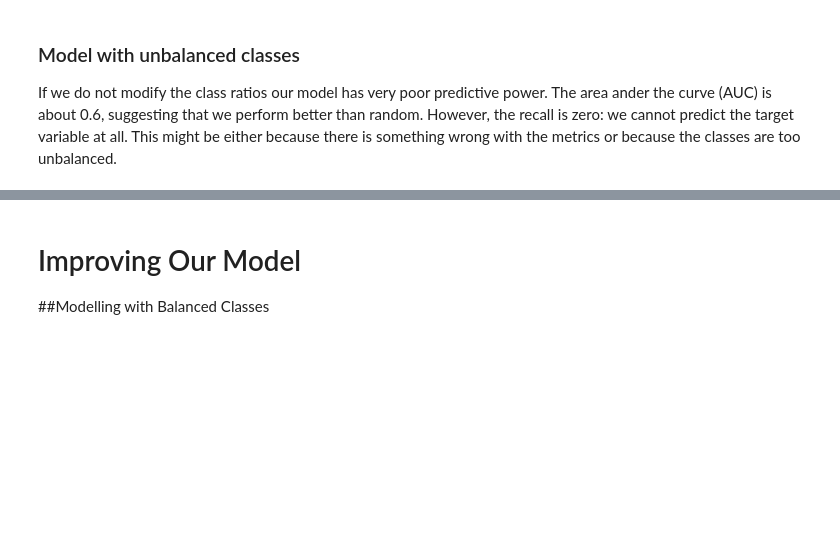
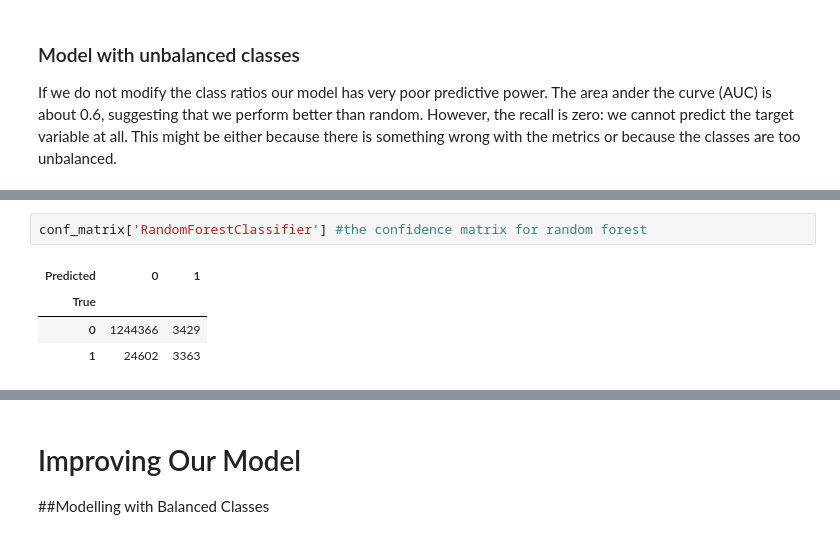
Before and after one commit to adamcoop9889/loan_defaults, a Jupyter notebook: loan_defaults.ipynb, the cells around one changed output, grey strips where cells are left out. Cells and saved outputs as stored; diff of their text form; blank space fills up the shorter version.

```diff
--- a/loan_defaults.ipynb
+++ b/loan_defaults.ipynb
@@ -1087,3 +1194,10 @@ models_report #now to get a report of the models
+# %%
+conf_matrix['RandomForestClassifier'] #the confidence matrix for random forest
+# %% [output]
+| Predicted | 0 | 1 |
+| True |  |  |
+| 0 | 1244366 | 3429 |
+| 1 | 24602 | 3363 |
 # %%
 conf_matrix['LogisticRegression'] #the confidence matrix for logistic regression
 # %% [output]
```
Also changed, not shown: parts of 84 cells of this notebook.
